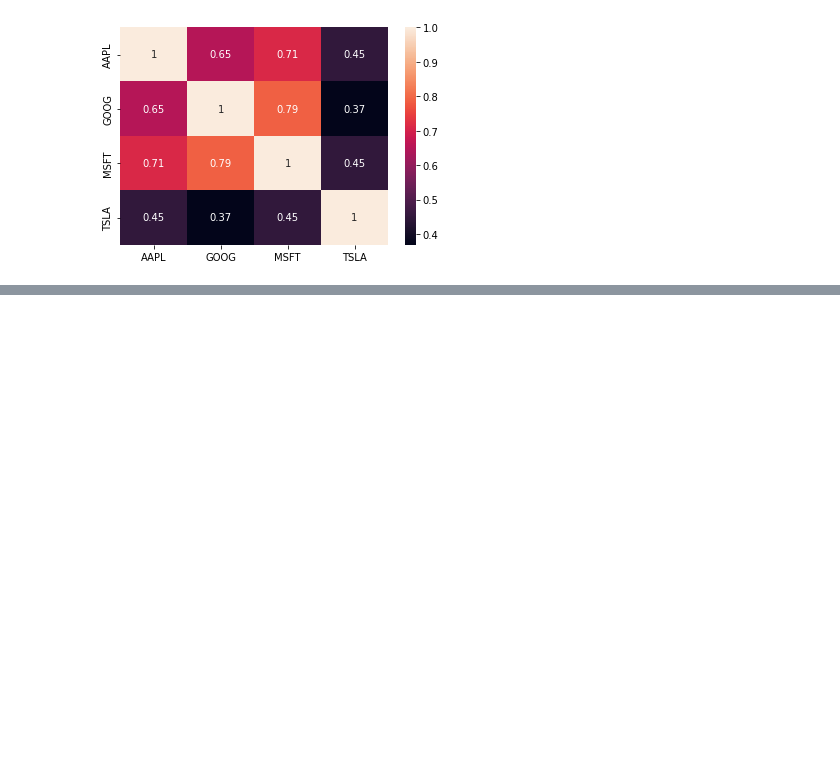
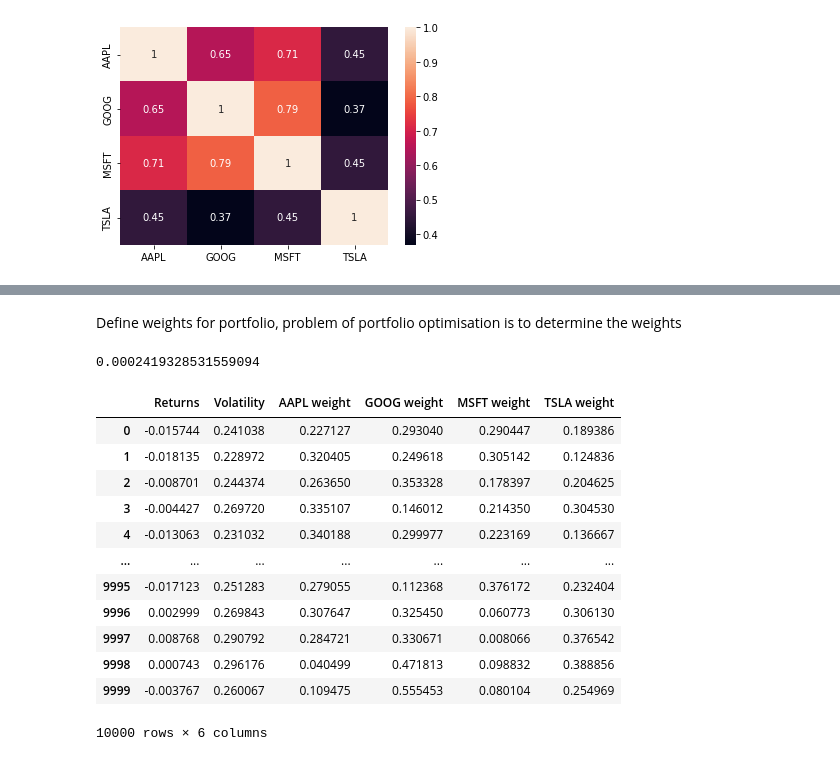
Before and after one commit to michaelmml/Financial-Data-Science, a Jupyter notebook: AlgoTradingStrategies.ipynb, the cells around one changed output, grey strips where cells are left out. Drawn from its saved outputs; the diff is of its cells as text; code cells hidden in the pictures; blank space fills up the shorter version.

```diff
--- a/AlgoTradingStrategies.ipynb
+++ b/AlgoTradingStrategies.ipynb
@@ -230,0 +277,8 @@ sns.heatmap(returns.corr(), xticklabels=returns.columns, yticklabels=returns.col
+# %% [markdown]
+Define weights for portfolio, problem of portfolio optimisation is to determine the weights
+# %%
+w = {'AAPL': 0.1, 'GOOG': 0.2, 'MSFT': 0.5, 'TSLA': 0.2}
+port_var = cov_matrix.mul(w, axis=0).mul(w, axis=1).sum().sum()
+port_var
+# %% [output]
+0.0002419328531559094
@@ -230,0 +318,16 @@ sns.heatmap(returns.corr(), xticklabels=returns.columns, yticklabels=returns.col
+# %%
+portfolios
+# %% [output]
+|  | Returns | Volatility | AAPL weight | GOOG weight | MSFT weight | TSLA weight |
+| 0 | -0.015744 | 0.241038 | 0.227127 | 0.293040 | 0.290447 | 0.189386 |
+| 1 | -0.018135 | 0.228972 | 0.320405 | 0.249618 | 0.305142 | 0.124836 |
+| 2 | -0.008701 | 0.244374 | 0.263650 | 0.353328 | 0.178397 | 0.204625 |
+| 3 | -0.004427 | 0.269720 | 0.335107 | 0.146012 | 0.214350 | 0.304530 |
+| 4 | -0.013063 | 0.231032 | 0.340188 | 0.299977 | 0.223169 | 0.136667 |
+| ... | ... | ... | ... | ... | ... | ... |
+| 9995 | -0.017123 | 0.251283 | 0.279055 | 0.112368 | 0.376172 | 0.232404 |
+| 9996 | 0.002999 | 0.269843 | 0.307647 | 0.325450 | 0.060773 | 0.306130 |
+| 9997 | 0.008768 | 0.290792 | 0.284721 | 0.330671 | 0.008066 | 0.376542 |
+| 9998 | 0.000743 | 0.296176 | 0.040499 | 0.471813 | 0.098832 | 0.388856 |
+| 9999 | -0.003767 | 0.260067 | 0.109475 | 0.555453 | 0.080104 | 0.254969 |
+10000 rows × 6 columns
```
Also changed, not shown: parts of 25 cells of this notebook.
